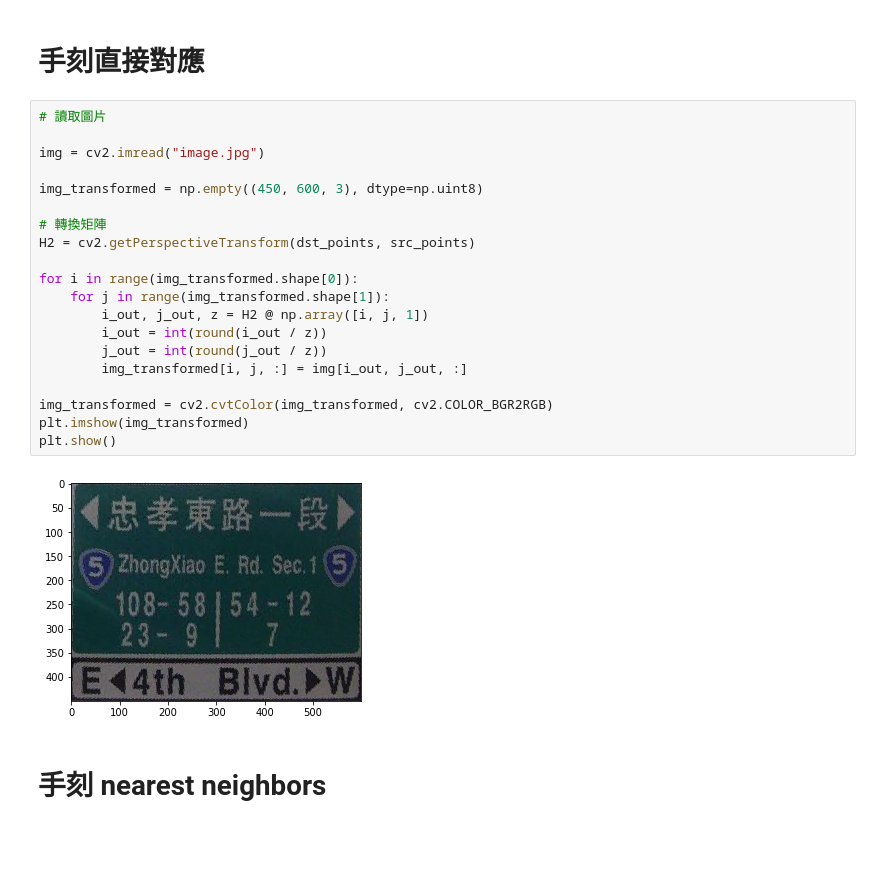
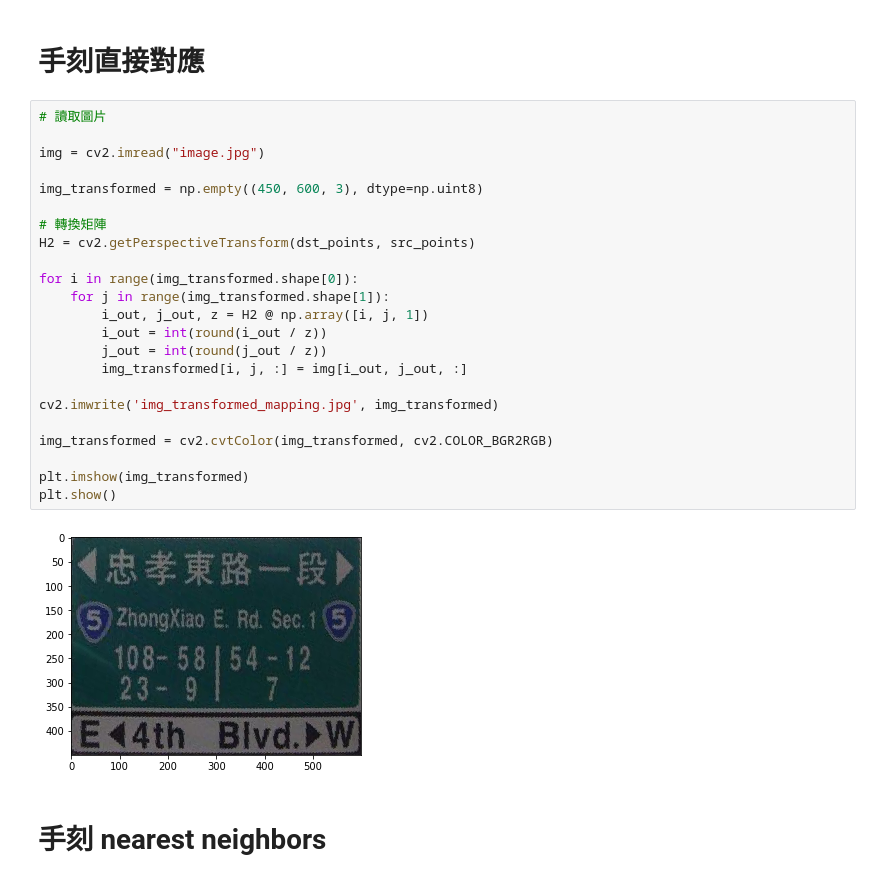
Before and after one commit to Chris99252/NCUC-IP, a Jupyter notebook: Perspective/PerspectiveDistortionCorrection.ipynb, the cells around one changed output. Drawn from its saved outputs; the diff is of its cells as text; blank space fills up the shorter version.

```diff
--- a/Perspective/PerspectiveDistortionCorrection.ipynb
+++ b/Perspective/PerspectiveDistortionCorrection.ipynb
@@ -112,25 +121,28 @@ for i in range(4):
 # %%
 # 讀取圖片
 
 img = cv2.imread("image.jpg")
 
 img_transformed = np.empty((450, 600, 3), dtype=np.uint8)
 
 # 轉換矩陣
 H2 = cv2.getPerspectiveTransform(dst_points, src_points)
 
 for i in range(img_transformed.shape[0]):
     for j in range(img_transformed.shape[1]):
         i_out, j_out, z = H2 @ np.array([i, j, 1])
         i_out = int(round(i_out / z))
         j_out = int(round(j_out / z))
         img_transformed[i, j, :] = img[i_out, j_out, :]
 
+cv2.imwrite('img_transformed_mapping.jpg', img_transformed)
+
 img_transformed = cv2.cvtColor(img_transformed, cv2.COLOR_BGR2RGB)
+
 plt.imshow(img_transformed)
 plt.show()
 # %% [output]
-[figure, old version]
+[figure, new version]
 # %% [markdown]
 # 手刻 nearest neighbors
 # %%
```
Also changed, not shown: parts of 6 cells of this notebook, 5 other files.
